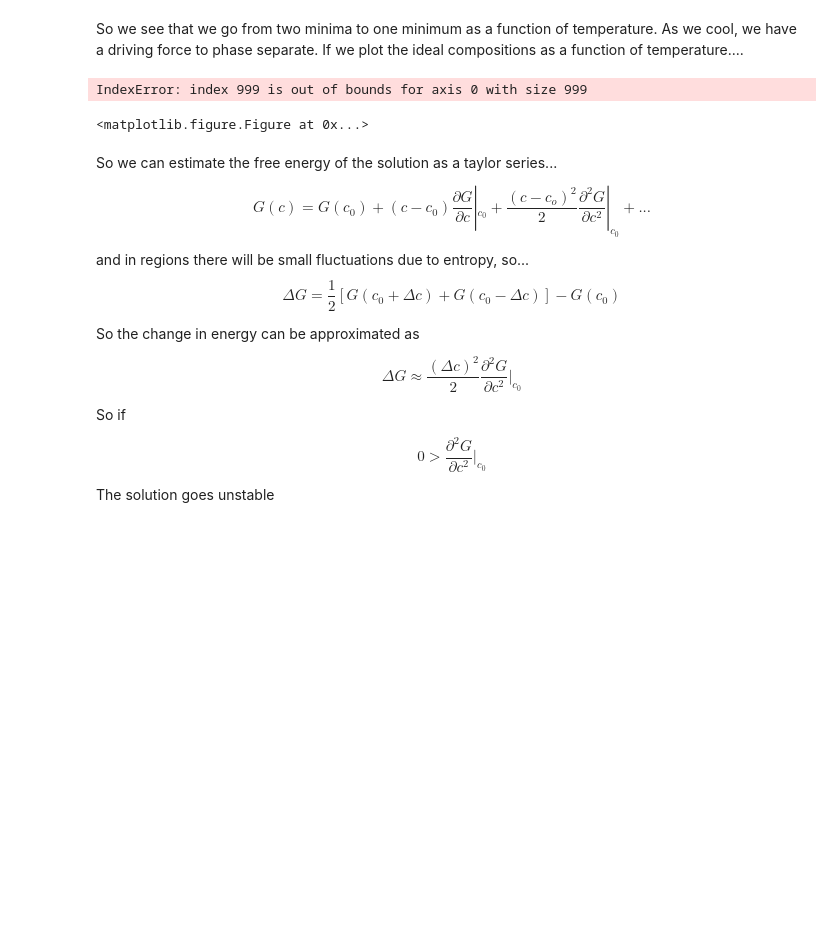
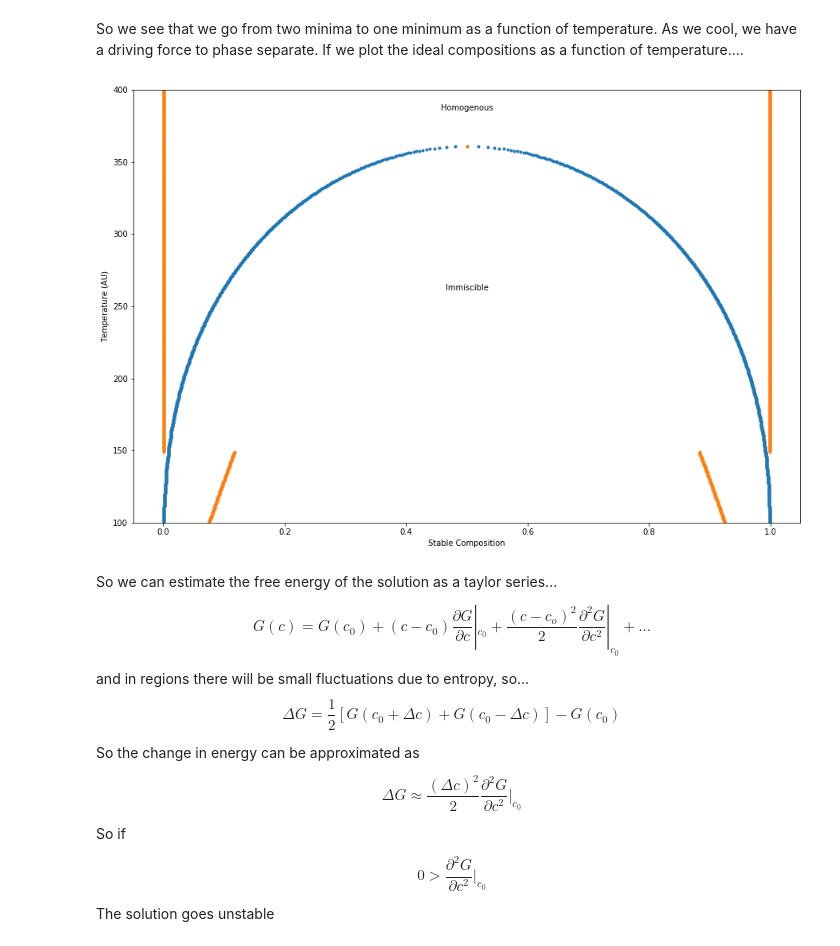
Before and after one commit to BatteryModel/MSE_501_Fall_2017, a Jupyter notebook: Lectures/MSE_501_Lecture_10_Work_Notes.ipynb, the cells around one changed output. Drawn from its saved outputs; the diff is of its cells as text; code cells hidden in the pictures; blank space fills up the shorter version.

```diff
--- a/Lectures/MSE_501_Lecture_10_Work_Notes.ipynb
+++ b/Lectures/MSE_501_Lecture_10_Work_Notes.ipynb
@@ -337,41 +337,47 @@ for T in Ts:
     alpha = alphaf(T)
 
     DeltaHmix =  R*T*alpha*xa*xb
     DeltaSmix = - R*(xa*log(xa)+xb*log(xb))
     DeltaGmix = DeltaHmix - T*DeltaSmix
 
     Gmm = (DeltaGmix)/(R*T)
     dGmm = diff(Gmm)
 
     mini  = min(Gmm)  #cheat to find minimum values
     mini2 = min(dGmm)
     for x in range(len(xb)):
         if Gmm[x] == mini and T < Tc :
             phase.append(xb[x])
             phase.append(1-xb[x])
             Tnew.append(T)
             Tnew.append(T)
-        elif dGmm[x]== mini2:
-            spin.append(xb[x])
-            spin.append(1-xb[x])
-            Tspin.append(T)
-            Tspin.append(T)
+        if x < len(dGmm):
+            if dGmm[x]== mini2:
+                spin.append(xb[x])
+                spin.append(1-xb[x])
+                Tspin.append(T)
+                Tspin.append(T)
 
 
 
 Tnew.append(Tc)
 phase.append(.5)
+Tspin.append(Tc)
+spin.append(.5)
+
+
 ylim([100,400])
-plot(outs,Tnew,'.')
+plot(phase,Tnew,'.')
+plot(spin,Tspin,'.')
+
 xlabel("Stable Composition")
 ylabel("Temperature (AU)")
 annotate("Homogenous",xy=(.5,Tc+25),ha="center")
 annotate("Immiscible",xy=(.5,Tc-100),ha="center")
 
 show()
 # %% [output]
-IndexError: index 999 is out of bounds for axis 0 with size 999
-<matplotlib.figure.Figure at 0x...>
+[figure, added]
 # %% [markdown]
 So we can estimate the free energy of the solution as a taylor series...
 
```
